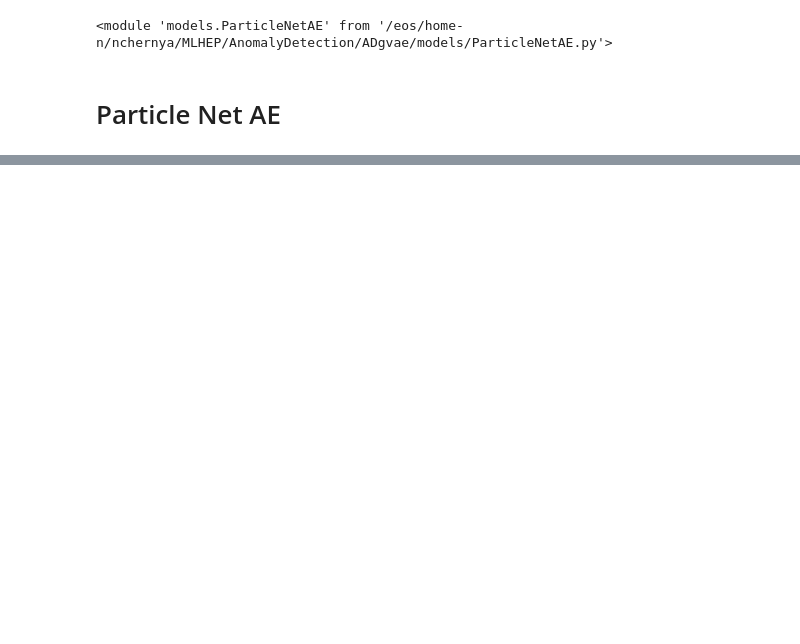
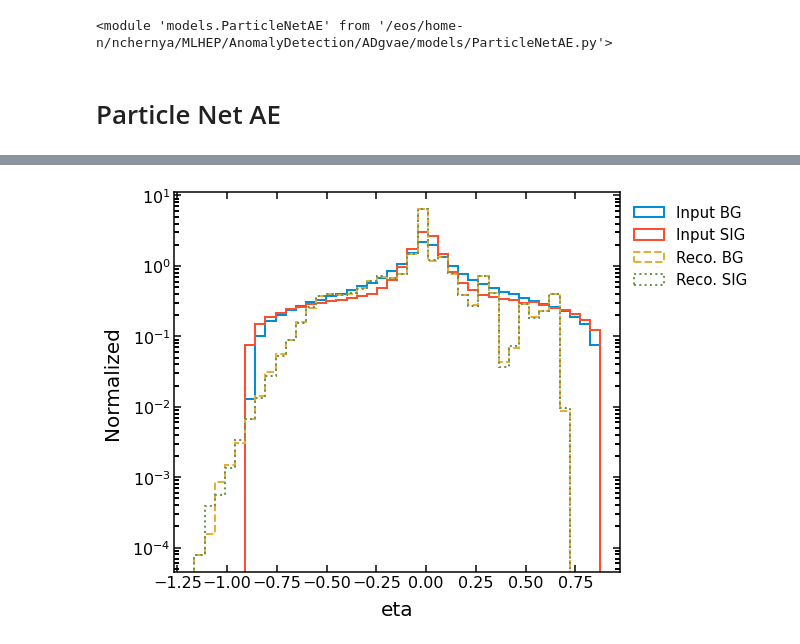
Before and after one commit to nadya-chernyavskaya/ADgvae, a Jupyter notebook: notebooks/PN_AE.ipynb, the cells around one changed output, grey strips where cells are left out. Cells and saved outputs as stored; diff of their text form; code cells hidden in the pictures; blank space fills up the shorter version.

```diff
--- a/notebooks/PN_AE.ipynb
+++ b/notebooks/PN_AE.ipynb
@@ -212,24 +209,26 @@ plt.show()
 # %%
 plt.style.use('/eos/user/n/nchernya/MLHEP/AnomalyDetection/ADgvae/utils/adfigstyle.mplstyle')
 for i in range(0,len(feats)):
     #xmin = np.quantile(particles_bg[:,:,i].flatten(),0.)
     #xmax = np.quantile(particles_bg[:,:,i].flatten(),1)
     xmin = np.min([np.min(particles_bg[:,:,i].flatten()),np.min(Y_bg_predict[:,:,i].flatten())])
     xmax = np.max([np.max(particles_bg[:,:,i].flatten()),np.max(Y_bg_predict[:,:,i].flatten())])
     n_bins = 40
     plot_range = (xmin,xmax)
     plt.figure()
     _,bins,_ = plt.hist(particles_bg_test[:,:,i].flatten(), bins=n_bins, range = plot_range,label='Input BG', density=True, histtype='step', fill=False, linewidth=2)
     _,_,_ = plt.hist(particles_sig[:,:,i].flatten(), bins=bins, label='Input SIG',density=True, histtype='step', fill=False, linewidth=2)
     _,_,_ = plt.hist(Y_bg_predict[:,:,i].flatten(), bins=bins, label='Reco. BG', linestyle='--',density=True, histtype='step', fill=False, linewidth=2)
     _,_,_ = plt.hist(Y_sig_predict[:,:,i].flatten(), bins=bins, label='Reco. SIG', linestyle=':',density=True, histtype='step', fill=False, linewidth=2)
     plt.xlabel(feats[i])
     plt.ylabel("Normalized")
     plt.legend(bbox_to_anchor=(1., 1.),fontsize=15)
     plt.semilogy()
-    savename = '/eos/user/n/nchernya/MLHEP/AnomalyDetection/ADgvae/figs/reco_edgeconv_pn_ae_{}_test.pdf'.format(feats[i])
+    savename = '/eos/user/n/nchernya/MLHEP/AnomalyDetection/ADgvae/figs/reco_edgeconv_pn_vae_{}.pdf'.format(feats[i])
     plt.savefig(savename)
     plt.show()
+# %% [output]
+[figure, added]
 # %%
 neg_class_losses = [loss_bg.tolist()]
 pos_class_losses = [loss_sig.tolist()]
```
Also changed, not shown: parts of 17 cells of this notebook, 3 other files.
